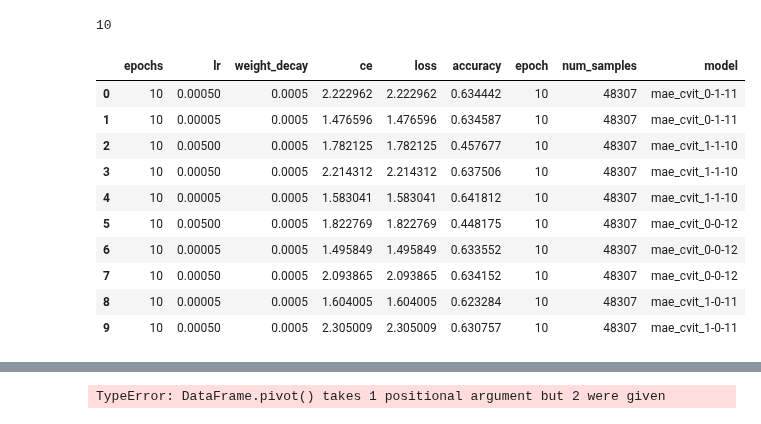
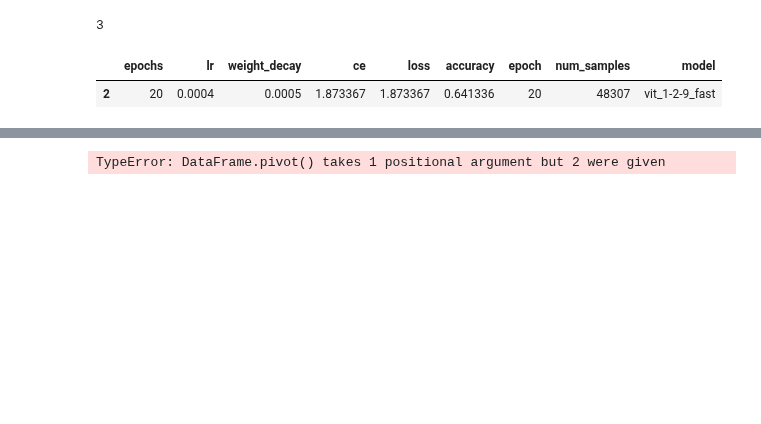
Before and after one commit to uiuctml/GeospatialFM, a Jupyter notebook: collect_results.ipynb, the cells around one changed output, grey strips where cells are left out. Cells and saved outputs as stored; diff of their text form; code cells hidden in the pictures; blank space fills up the shorter version.

```diff
--- a/collect_results.ipynb
+++ b/collect_results.ipynb
@@ -12,9 +12,9 @@ models = []
 names = []
 # models += ['vit_base_patch16_224']
 # models += ['cvit_base_patch16_224']
-models += ['cvit_p1_base_patch16_224']
+# models += ['cvit_p1_base_patch16_224']
 # models += ['mm_cvit_base_patch16_224']
-# models += ['mm_lr_vit_base_patch16_224']
+models += ['mm_lr_vit_base_patch16_224']
 # names += ['mae_vit_v2']
 # names += ['mae_cvit_v2']
 # names += ['mae_base']
@@ -24,10 +24,12 @@ if dataset == 'OSCD':
     # metric = 'precision'
     metric = 'f1'
     # metric = 'recall'
+extra_kw = ['fast']
+extra_kw = ['']
 # %%
 log_path = './results/logs/'
 all_logs = os.listdir(log_path)
-target_logs = [log for log in all_logs if dataset in log and any([model in log for model in models])]
+target_logs = [log for log in all_logs if dataset in log and any([model in log for model in models]) and any([kw in log for kw in extra_kw])]
 # print(len(target_logs))
 target_logs
 # %% [output]
@@ -45,35 +38,28 @@ target_logs
 # %%
 df_all = pd.DataFrame()
 for target_log in target_logs:
     name = '_'.join(target_log.split('_')[-3:])
     try:
         path = f'./results/logs/{target_log}/ft_metrics.csv'
         df = pd.read_csv(path)
         df.sort_values(by=[metric], inplace=True)
     except:
         continue
     # add model name
     df['model'] = name
     df_all = pd.concat([df_all, df], ignore_index=True)
 # df_all.sort_values(by=[metric], inplace=True)
+# only keep the results with 20 epochs
+df_all = df_all.loc[df_all['epoch'] == 20]
 # get the best lr for each model
 df_all_best = df_all.loc[df_all.groupby('model')[metric].idxmax()]
 print(len(df_all))
 df_all_best.sort_values(by=[metric])
-df_all
+# df_all
 # %% [output]
-10
+3
 |  | epochs | lr | weight_decay | ce | loss | accuracy | epoch | num_samples | model |
-| 0 | 10 | 0.00050 | 0.0005 | 2.222962 | 2.222962 | 0.634442 | 10 | 48307 | mae_cvit_0-1-11 |
-| 1 | 10 | 0.00005 | 0.0005 | 1.476596 | 1.476596 | 0.634587 | 10 | 48307 | mae_cvit_0-1-11 |
-| 2 | 10 | 0.00500 | 0.0005 | 1.782125 | 1.782125 | 0.457677 | 10 | 48307 | mae_cvit_1-1-10 |
-| 3 | 10 | 0.00050 | 0.0005 | 2.214312 | 2.214312 | 0.637506 | 10 | 48307 | mae_cvit_1-1-10 |
-| 4 | 10 | 0.00005 | 0.0005 | 1.583041 | 1.583041 | 0.641812 | 10 | 48307 | mae_cvit_1-1-10 |
-| 5 | 10 | 0.00500 | 0.0005 | 1.822769 | 1.822769 | 0.448175 | 10 | 48307 | mae_cvit_0-0-12 |
-| 6 | 10 | 0.00005 | 0.0005 | 1.495849 | 1.495849 | 0.633552 | 10 | 48307 | mae_cvit_0-0-12 |
-| 7 | 10 | 0.00050 | 0.0005 | 2.093865 | 2.093865 | 0.634152 | 10 | 48307 | mae_cvit_0-0-12 |
-| 8 | 10 | 0.00005 | 0.0005 | 1.604005 | 1.604005 | 0.623284 | 10 | 48307 | mae_cvit_1-0-11 |
-| 9 | 10 | 0.00050 | 0.0005 | 2.305009 | 2.305009 | 0.630757 | 10 | 48307 | mae_cvit_1-0-11 |
+| 2 | 20 | 0.0004 | 0.0005 | 1.873367 | 1.873367 | 0.641336 | 20 | 48307 | vit_1-2-9_fast |
 # %%
 sns.lineplot(data=df_all.loc[df_all.weight_decay==5e-4], x='lr', y=metric, hue='model')
 # set x axis log scale
```
Also changed, not shown: parts of 7 cells of this notebook, 8 other files.
